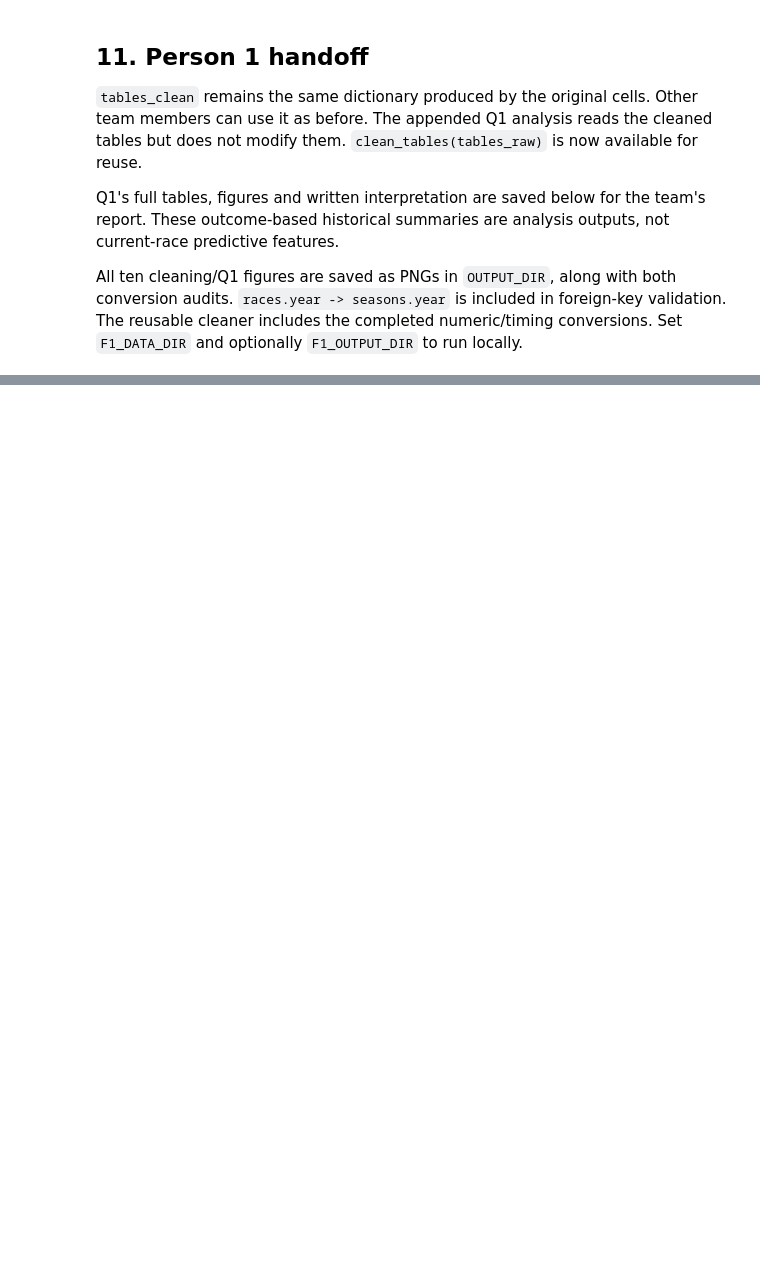
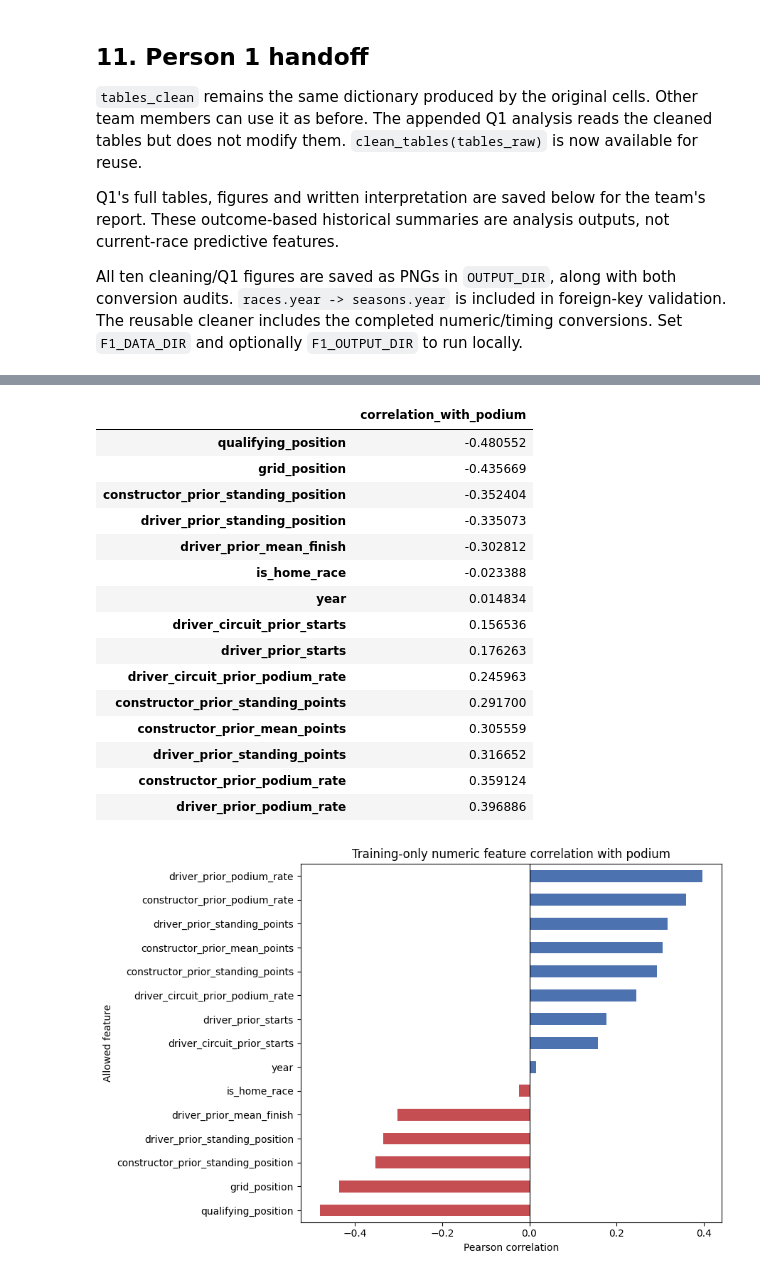
Before and after one commit to rawanelsragy/F1-Podium-Prediction, a Jupyter notebook: notebooks/part1completed.ipynb, the cells around one changed output, grey strips where cells are left out. Cells and saved outputs as stored; diff of their text form; code cells hidden in the pictures; blank space fills up the shorter version.

```diff
--- a/notebooks/part1completed.ipynb
+++ b/notebooks/part1completed.ipynb
@@ -1219,0 +1505,26 @@ Person 1 additions complete. Existing tables_clean preserved.
+# %%
+modeling_table = entries[[
+    "raceId", "driverId", "constructorId", "year", "circuitId", "date", "country", "nationality",
+    "grid_raw", "start_class",
+    "grid", "qualifying_position", "is_home_race", "driver_prior_starts", "driver_prior_podium_rate",
+    "driver_prior_mean_finish", "constructor_prior_podium_rate", "constructor_prior_mean_points",
+    "driver_circuit_prior_starts", "driver_circuit_prior_podium_rate", "driver_prior_standing_points",
+    "driver_prior_standing_position", "constructor_prior_standing_points",
+    "constructor_prior_standing_position", "podium",
+]].rename(columns={"date": "race_date", "country": "circuit_country", "nationality": "driver_nationality", "grid": "grid_position"})
+modeling_table = modeling_table.sort_values(["race_date", "raceId", "driverId"]).reset_index(drop=True)
+if modeling_table.duplicated(["raceId", "driverId"]).any():
+    raise ValueError("Modeling table is not unique at (raceId, driverId)")
+assert modeling_table["podium"].isin([0, 1]).all()
+assert set(ALLOWED_FEATURES).issubset(modeling_table.columns)
+print(f"Modeling rows: {len(modeling_table):,}")
+print("Podium prevalence:", modeling_table["podium"].mean())
+print("Allowed features:", ALLOWED_FEATURES)
+modeling_table.head()
+assert len(modeling_table) == len(tables_clean["results"])
+assert not modeling_table["grid_position"].eq(0).any()
+assert not set(ALLOWED_FEATURES).intersection({"podium", "status", "statusId", "laps", "start_class", "grid_raw"})
+for name, frame in tables_clean.items():
+    assert pd.util.hash_pandas_object(frame, index=True).sum() == person1_fingerprints[name], name
+feature_evidence = modeling_table.loc[modeling_table["year"].le(2019)].copy()
+print("Feature evidence restricted to training years through 2019; rows:", len(feature_evidence))
@@ -1219,0 +1567,36 @@ Person 1 additions complete. Existing tables_clean preserved.
+# %%
+correlation_features = [
+    "year", "grid_position", "qualifying_position", "is_home_race",
+    "driver_prior_starts", "driver_prior_podium_rate", "driver_prior_mean_finish",
+    "constructor_prior_podium_rate", "constructor_prior_mean_points",
+    "driver_circuit_prior_starts", "driver_circuit_prior_podium_rate",
+    "driver_prior_standing_points", "driver_prior_standing_position",
+    "constructor_prior_standing_points", "constructor_prior_standing_position",
+]
+feature_correlations = feature_evidence[correlation_features + ["podium"]].corr(numeric_only=True)["podium"].drop("podium").dropna().sort_values()
+display(feature_correlations.rename("correlation_with_podium").to_frame())
+fig, ax = plt.subplots(figsize=(9, 6))
+feature_correlations.plot(kind="barh", ax=ax, color=["#c44e52" if value < 0 else "#4c72b0" for value in feature_correlations])
+ax.axvline(0, color="black", linewidth=0.8)
+ax.set(title="Training-only numeric feature correlation with podium", xlabel="Pearson correlation", ylabel="Allowed feature")
+fig.tight_layout()
+fig.savefig(OUTPUT_DIR / "feature_correlations.png", dpi=160, bbox_inches="tight")
+plt.show()
+# %% [output]
+|  | correlation_with_podium |
+| qualifying_position | -0.480552 |
+| grid_position | -0.435669 |
+| constructor_prior_standing_position | -0.352404 |
+| driver_prior_standing_position | -0.335073 |
+| driver_prior_mean_finish | -0.302812 |
+| is_home_race | -0.023388 |
+| year | 0.014834 |
+| driver_circuit_prior_starts | 0.156536 |
+| driver_prior_starts | 0.176263 |
+| driver_circuit_prior_podium_rate | 0.245963 |
+| constructor_prior_standing_points | 0.291700 |
+| constructor_prior_mean_points | 0.305559 |
+| driver_prior_standing_points | 0.316652 |
+| constructor_prior_podium_rate | 0.359124 |
+| driver_prior_podium_rate | 0.396886 |
+[figure, added]
```
Also changed, not shown: parts of 30 cells of this notebook.
